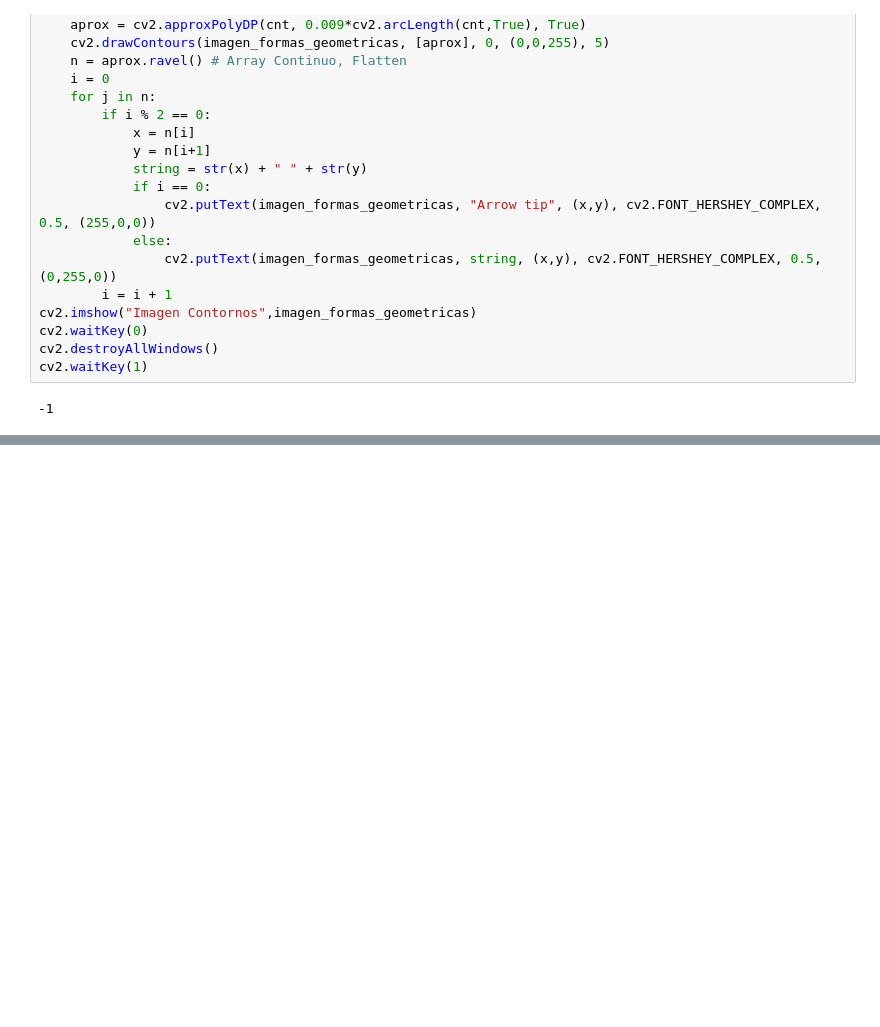
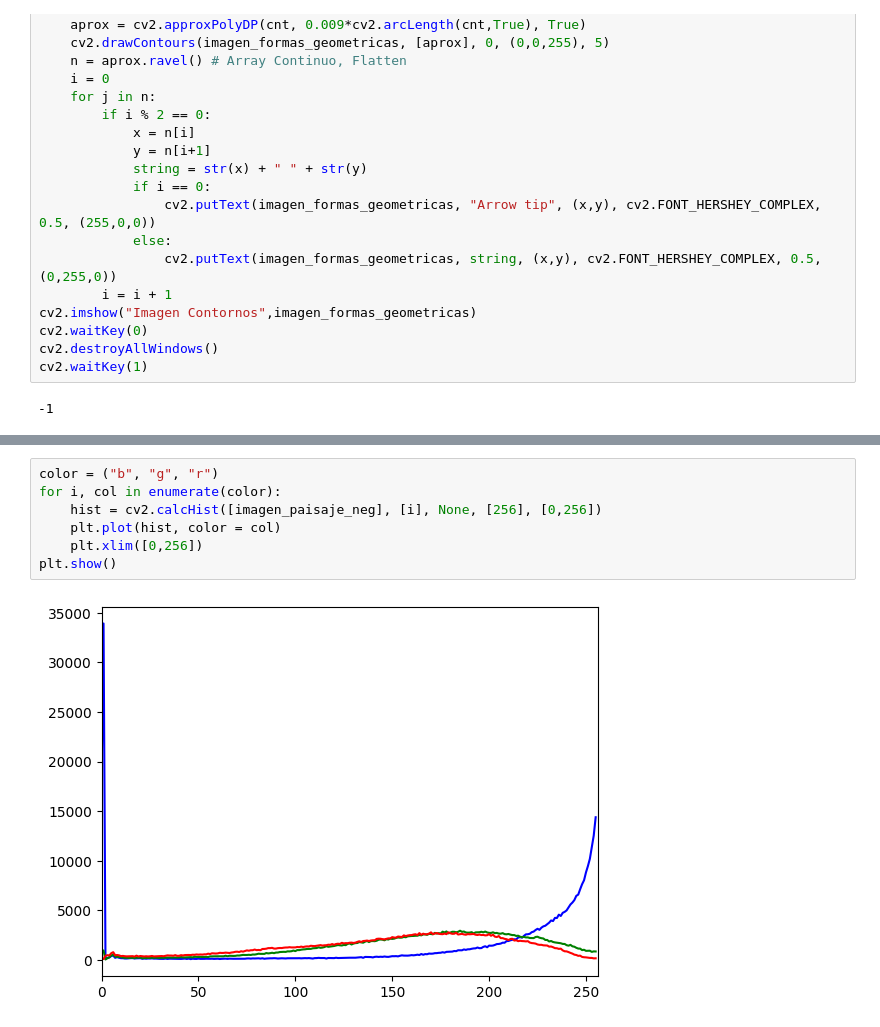
Before and after one commit to carmele9/vision_por_Computador, a Jupyter notebook: intro.ipynb, the cells around one changed output, grey strips where cells are left out. Cells and saved outputs as stored; diff of their text form; blank space fills up the shorter version.

```diff
--- a/intro.ipynb
+++ b/intro.ipynb
@@ -623,0 +686,9 @@ heigth, width = imagen_becquer.shape[0], imagen_becquer.shape[1]
+# %%
+color = ("b", "g", "r")
+for i, col in enumerate(color):
+    hist = cv2.calcHist([imagen_paisaje_neg], [i], None, [256], [0,256])
+    plt.plot(hist, color = col)
+    plt.xlim([0,256])
+plt.show()
+# %% [output]
+[figure, added]
```
Also changed, not shown: parts of 15 cells of this notebook, 5 other files.
